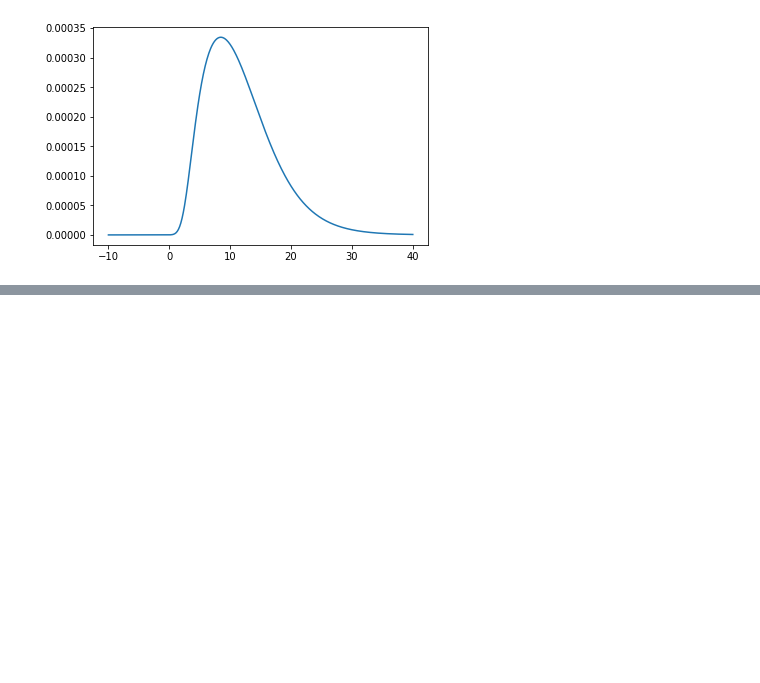
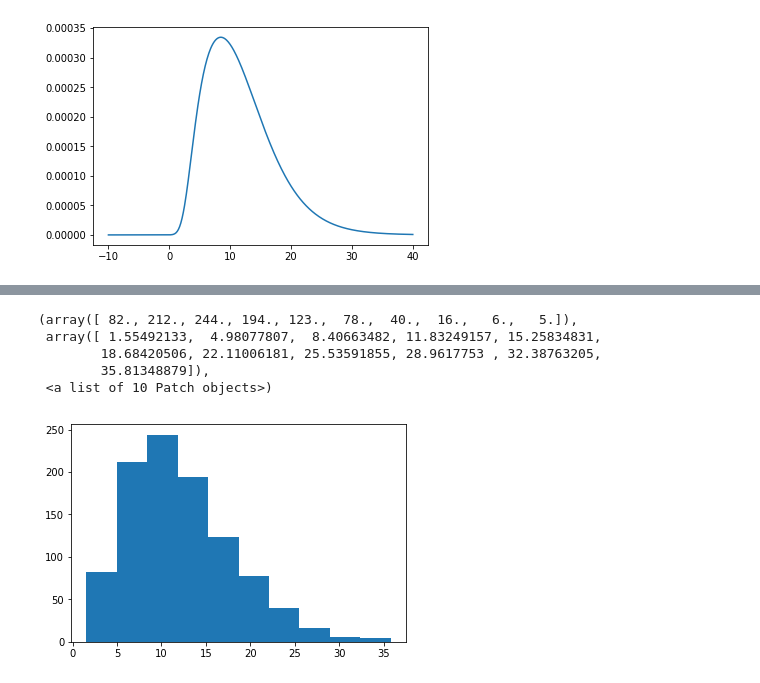
Before and after one commit to hstrey/BME-502-2019, a Jupyter notebook: LD50 class.ipynb, the cells around one changed output, grey strips where cells are left out. Drawn from its saved outputs; the diff is of its cells as text; code cells hidden in the pictures; blank space fills up the shorter version.

```diff
--- a/LD50 class.ipynb
+++ b/LD50 class.ipynb
@@ -49,0 +66,19 @@ plt.plot(beta, beta_marg)
+# %%
+beta_sample = []
+
+for alp,bet in zip(alpha_sample,sample_beta):
+    bet_dis = p_posterior(alp,beta,dose,deaths,n_samples)
+    b_sample = inv_cdf(bet_dis,beta)(bet)
+    beta_sample.append(b_sample)
+
+beta_sample = np.array(beta_sample)
+# %%
+beta_sample = np.array(beta_sample)
+plt.hist(beta_sample)
+# %% [output]
+(array([ 82., 212., 244., 194., 123.,  78.,  40.,  16.,   6.,   5.]),
+ array([ 1.55492133,  4.98077807,  8.40663482, 11.83249157, 15.25834831,
+        18.68420506, 22.11006181, 25.53591855, 28.9617753 , 32.38763205,
+        35.81348879]),
+ <a list of 10 Patch objects>)
+[figure, added]
```
Also changed, not shown: parts of 6 cells of this notebook.
